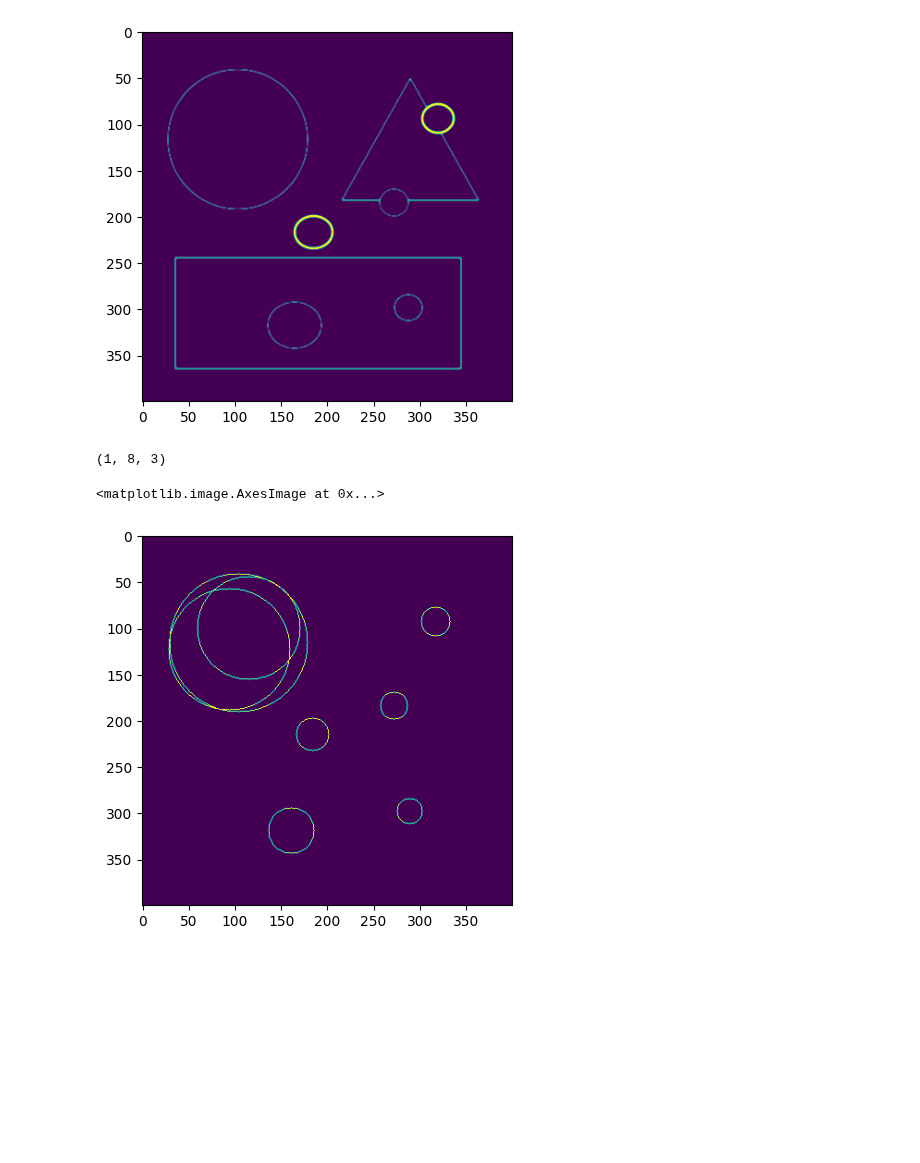
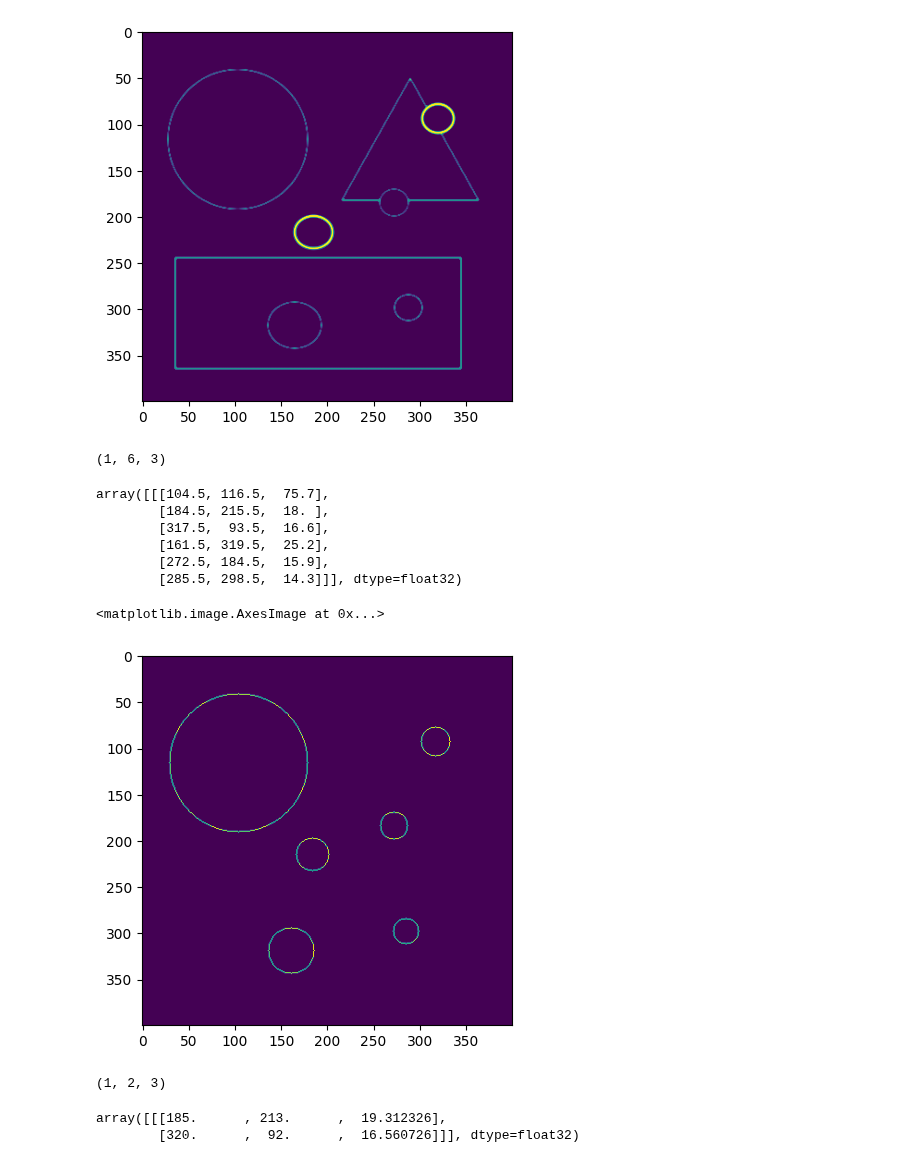
Before and after one commit to NagatoYuki0943/opencv-learn, a Jupyter notebook: python/16_hough.ipynb, the cells around one changed output. Cells and saved outputs as stored; diff of their text form; code cells hidden in the pictures; blank space fills up the shorter version.

Commit message:
更新houghCircles

```diff
--- a/python/16_hough.ipynb
+++ b/python/16_hough.ipynb
@@ -124,35 +124,64 @@ plt.imshow(image_blur)
 # %% [output]
 <matplotlib.image.AxesImage at 0x...>
 [figure]
-# %%
-cs = cv2.HoughCircles(
-    image=image_blur,
-    method=cv2.HOUGH_GRADIENT,  # 方法 - HOUGH_GRADIENT
-    dp=1,
-    minDist=10,                 # 10 最短距离-可以分辨是两个圆的，否则认为是同心圆- src_gray.rows/8
-    circles=10,
-    param1=100,                 # canny edge detection low threshold
-    param2=33,                  # 中心点累加器阈值 – 候选圆心
-    minRadius=5,                # 最小半径
-    maxRadius=200,              # 最大半径
-)
-print(cs.shape)
-# %% [output]
-(1, 8, 3)
+# %%
+hough_circles = cv2.HoughCircles(
+    image=image_blur,           # image:    这是输入的灰度图像。圆环检测通常在灰度图像上执行，因为颜色信息对于圆的几何形状并不重要。
+    method=cv2.HOUGH_GRADIENT,  # method:   指定霍夫变换的方法。对于圆环检测，这个方法通常是 cv2.HOUGH_GRADIENT 或者 HOUGH_GRADIENT_ALT。
+    dp=1,                       # dp:       这是累加器的分辨率。它决定了累加器图像的大小，从而影响检测的精度。较小的值意味着更高的精度，但计算量更大。
+    minDist=20,                 # minDist:  这是检测到的圆环中心之间的最小距离。如果minDist太小，则会保留大部分圆心相近的圆。如果minDist太大，则会将圆心相近的圆进行合并（若两圆心距离 < minDist，则认为是同一个圆）。
+    circles=None,               # circles:  用来保存找到的圆的，可以不设置
+    param1=100,                 # param1:   这是用于 Canny 边缘检测的高阈值。最小阈值是此参数的一半 也就是说像素的值大于param1是会检测为边缘
+    param2=33,                  # param2:   这是圆心的检测阈值。一个圆心被认为是检测到的，如果它在累加器空间中累积了足够多的票数（即超过了这个阈值）。
+    minRadius=5,                # minRadius: （可选）这是检测到的圆环的最小半径。可以帮助过滤掉小半径的圆环。
+    maxRadius=None,             # maxRadius: （可选）这是检测到的圆环的最大半径。可以用来限制搜索，只检测特定大小的圆环。
+)
+print(hough_circles.shape)
+# %% [output]
+(1, 6, 3)
+# %%
+hough_circles
+# %% [output]
+array([[[104.5, 116.5,  75.7],
+        [184.5, 215.5,  18. ],
+        [317.5,  93.5,  16.6],
+        [161.5, 319.5,  25.2],
+        [272.5, 184.5,  15.9],
+        [285.5, 298.5,  14.3]]], dtype=float32)
 # %%
 detect2 = np.zeros(image2.shape, dtype=np.uint8)
-for c in cs[0]:
-    x = int(c[0])
-    y = int(c[1])
-    radius=int(c[2])
+for hough_circle in hough_circles[0]:
+    x = int(hough_circle[0])
+    y = int(hough_circle[1])
+    radius=int(hough_circle[2])
 
     cv2.circle(
         img=detect2,
         center=(x, y),
         radius=radius,
         color=255,
     )
 plt.imshow(detect2)
 # %% [output]
 <matplotlib.image.AxesImage at 0x...>
-[figure, old version]
+[figure, new version]
+# %%
+hough_circles = cv2.HoughCircles(
+    image=image_blur,           # image:    这是输入的灰度图像。圆环检测通常在灰度图像上执行，因为颜色信息对于圆的几何形状并不重要。
+    method=cv2.HOUGH_GRADIENT_ALT,  # method:   指定霍夫变换的方法。对于圆环检测，这个方法通常是 cv2.HOUGH_GRADIENT 或者 HOUGH_GRADIENT_ALT。
+    dp=1,                       # dp:       这是累加器的分辨率。它决定了累加器图像的大小，从而影响检测的精度。较小的值意味着更高的精度，但计算量更大。
+    minDist=20,                 # minDist:  这是检测到的圆环中心之间的最小距离。如果minDist太小，则会保留大部分圆心相近的圆。如果minDist太大，则会将圆心相近的圆进行合并（若两圆心距离 < minDist，则认为是同一个圆）。
+    circles=None,               # circles:  用来保存找到的圆的，可以不设置
+    param1=100,                 # param1:   这是用于 Canny 边缘检测的高阈值。最小阈值是此参数的一半 也就是说像素的值大于param1是会检测为边缘
+    param2=0.1,                 # param2:   这是圆心的检测阈值。一个圆心被认为是检测到的，如果它在累加器空间中累积了足够多的票数（即超过了这个阈值）。
+    minRadius=5,                # minRadius: （可选）这是检测到的圆环的最小半径。可以帮助过滤掉小半径的圆环。
+    maxRadius=None,             # maxRadius: （可选）这是检测到的圆环的最大半径。可以用来限制搜索，只检测特定大小的圆环。
+)
+print(hough_circles.shape)
+# %% [output]
+(1, 2, 3)
+# %%
+hough_circles
+# %% [output]
+array([[[185.      , 213.      ,  19.312326],
+        [320.      ,  92.      ,  16.560726]]], dtype=float32)
```
Also changed, not shown: parts of 1 cell of this notebook.
